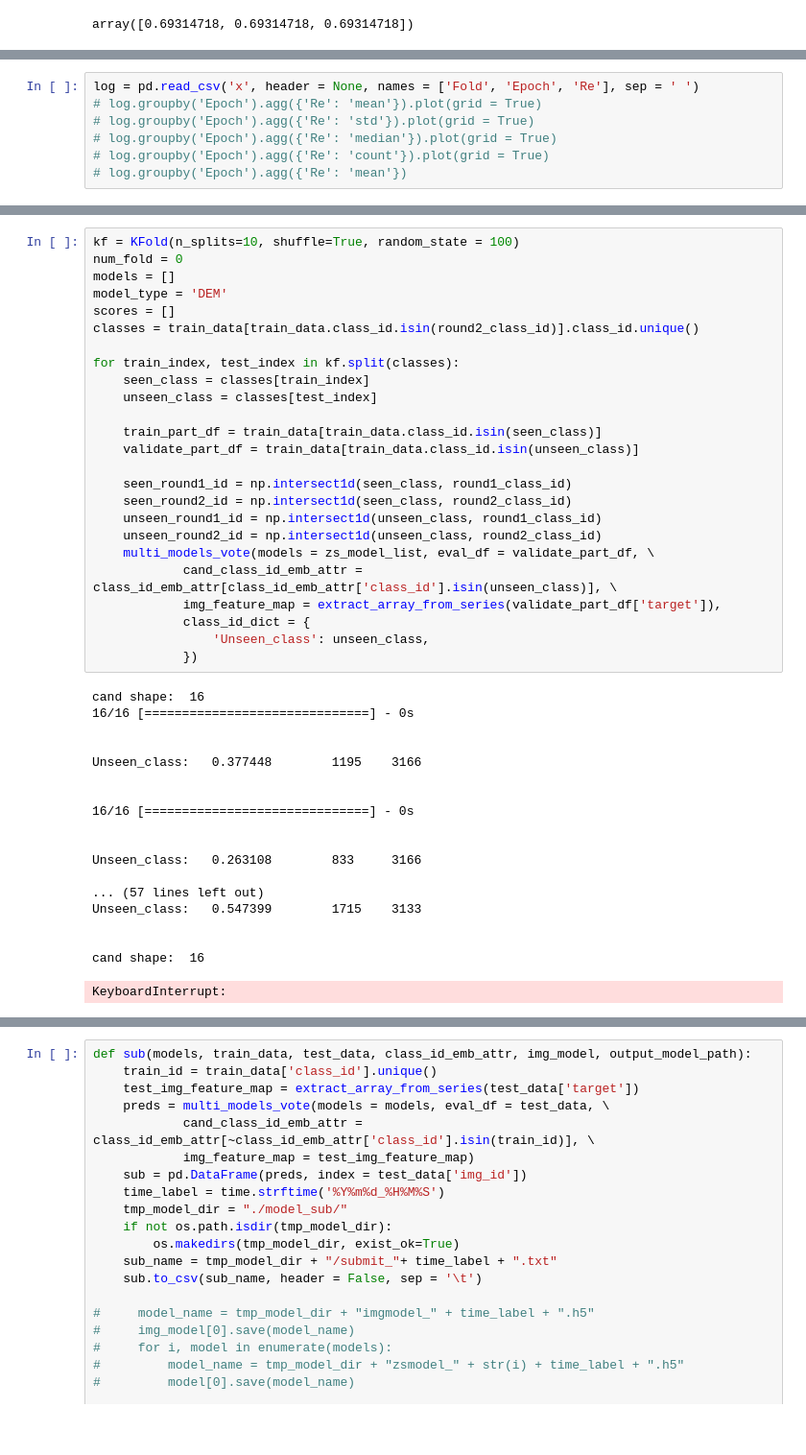
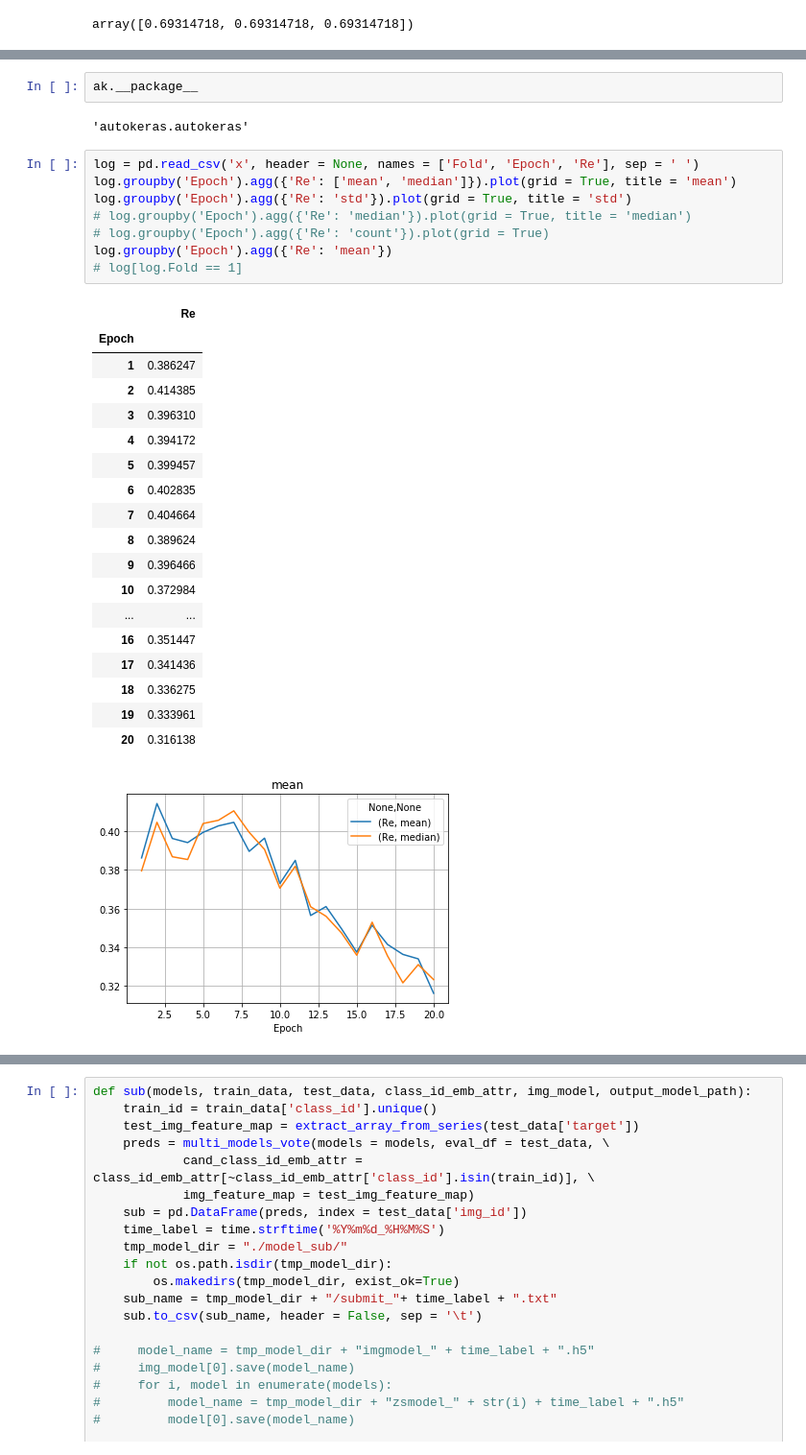
Before and after one commit to ifuding/TC, a Jupyter notebook: ZJC/sub/code/EmbAttrToImagFeaturesClean_GCN_DataB_Clean.ipynb, the cells around one changed output, grey strips where cells are left out. Shown at 96% size. Cells and saved outputs as stored; diff of their text form; blank space fills up the shorter version.

```diff
--- a/ZJC/sub/code/EmbAttrToImagFeaturesClean_GCN_DataB_Clean.ipynb
+++ b/ZJC/sub/code/EmbAttrToImagFeaturesClean_GCN_DataB_Clean.ipynb
@@ -1223,7 +1411,32 @@ KeyboardInterrupt:
+# %%
+ak.__package__
+# %% [output]
+'autokeras.autokeras'
 # %%
 log = pd.read_csv('x', header = None, names = ['Fold', 'Epoch', 'Re'], sep = ' ')
-# log.groupby('Epoch').agg({'Re': 'mean'}).plot(grid = True)
-# log.groupby('Epoch').agg({'Re': 'std'}).plot(grid = True)
-# log.groupby('Epoch').agg({'Re': 'median'}).plot(grid = True)
+log.groupby('Epoch').agg({'Re': ['mean', 'median']}).plot(grid = True, title = 'mean')
+log.groupby('Epoch').agg({'Re': 'std'}).plot(grid = True, title = 'std')
+# log.groupby('Epoch').agg({'Re': 'median'}).plot(grid = True, title = 'median')
 # log.groupby('Epoch').agg({'Re': 'count'}).plot(grid = True)
-# log.groupby('Epoch').agg({'Re': 'mean'})
+log.groupby('Epoch').agg({'Re': 'mean'})
+# log[log.Fold == 1]
+# %% [output]
+|  | Re |
+| Epoch |  |
+| 1 | 0.386247 |
+| 2 | 0.414385 |
+| 3 | 0.396310 |
+| 4 | 0.394172 |
+| 5 | 0.399457 |
+| 6 | 0.402835 |
+| 7 | 0.404664 |
+| 8 | 0.389624 |
+| 9 | 0.396466 |
+| 10 | 0.372984 |
+| ... | ... |
+| 16 | 0.351447 |
+| 17 | 0.341436 |
+| 18 | 0.336275 |
+| 19 | 0.333961 |
+| 20 | 0.316138 |
+[figure, added]
@@ -1230,44 +1443,0 @@ log = pd.read_csv('x', header = None, names = ['Fold', 'Epoch', 'Re'], sep = ' '
-# %%
-kf = KFold(n_splits=10, shuffle=True, random_state = 100)
-num_fold = 0
-models = []
-model_type = 'DEM'
-scores = []
-classes = train_data[train_data.class_id.isin(round2_class_id)].class_id.unique()
-
-for train_index, test_index in kf.split(classes):
-    seen_class = classes[train_index]
-    unseen_class = classes[test_index]
-
-    train_part_df = train_data[train_data.class_id.isin(seen_class)]
-    validate_part_df = train_data[train_data.class_id.isin(unseen_class)]
-
-    seen_round1_id = np.intersect1d(seen_class, round1_class_id)
-    seen_round2_id = np.intersect1d(seen_class, round2_class_id)
-    unseen_round1_id = np.intersect1d(unseen_class, round1_class_id)
-    unseen_round2_id = np.intersect1d(unseen_class, round2_class_id)
-    multi_models_vote(models = zs_model_list, eval_df = validate_part_df, \
-            cand_class_id_emb_attr = class_id_emb_attr[class_id_emb_attr['class_id'].isin(unseen_class)], \
-            img_feature_map = extract_array_from_series(validate_part_df['target']),
-            class_id_dict = {
-                'Unseen_class': unseen_class,
-            })
-# %% [output]
-cand shape:  16
-16/16 [==============================] - 0s
-
-
-Unseen_class:   0.377448        1195    3166
-
-
-16/16 [==============================] - 0s
-
-
-Unseen_class:   0.263108        833     3166
-
-... (57 lines left out)
-Unseen_class:   0.547399        1715    3133
-
-
-cand shape:  16
-KeyboardInterrupt:
```
Also changed, not shown: parts of 11 cells of this notebook, 26 other files.
